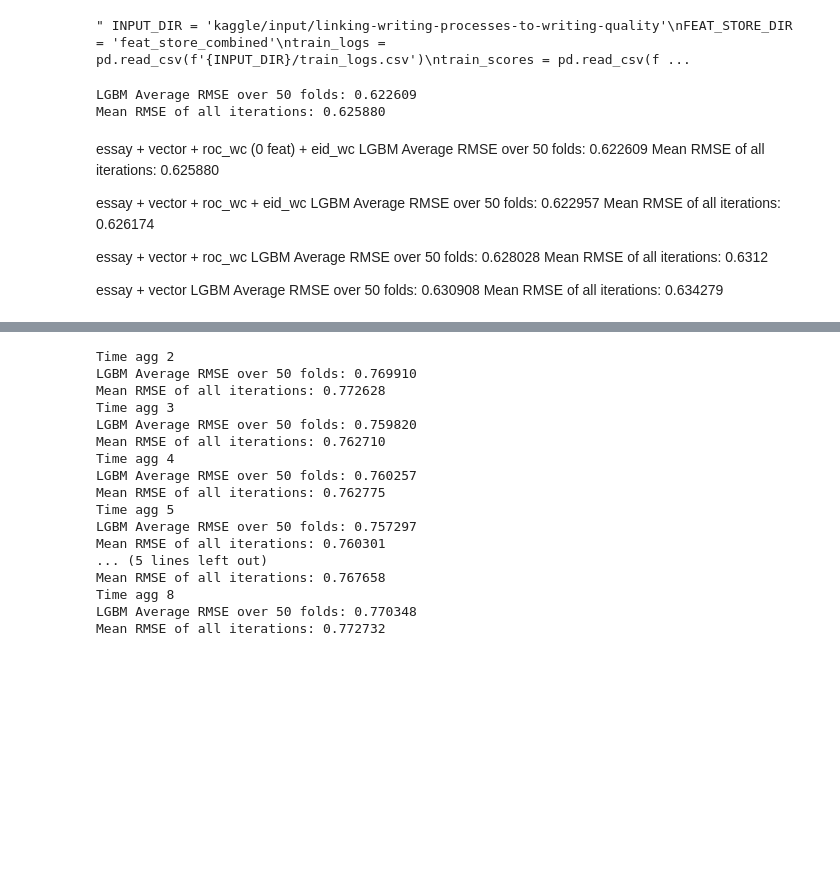
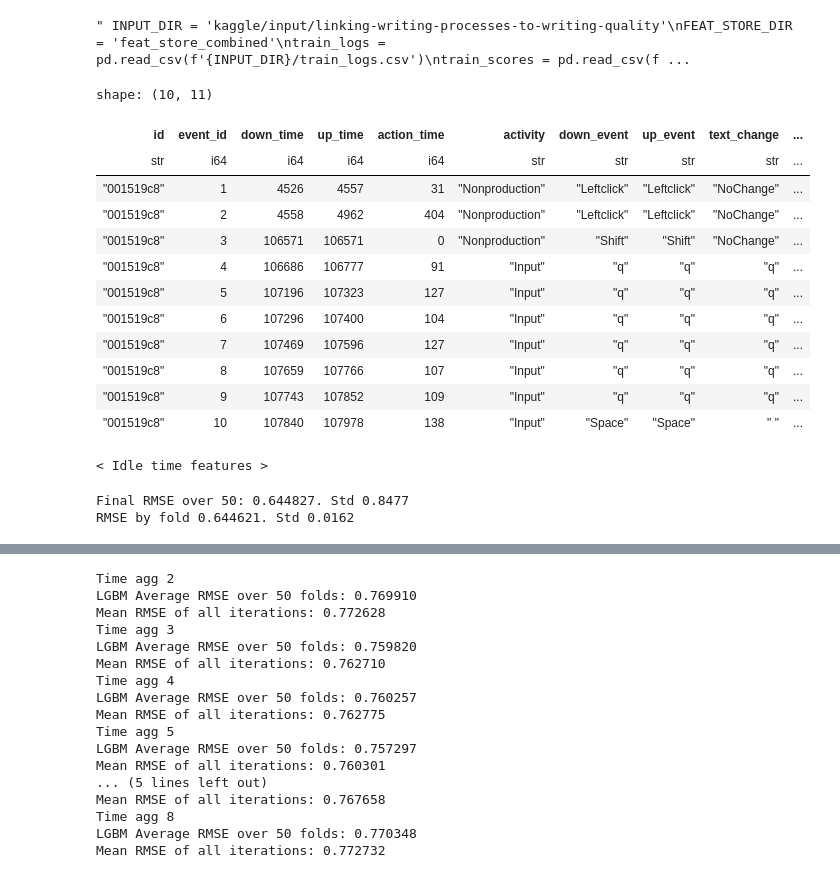
Before and after one commit to uallende/linking_writing_quality, a Jupyter notebook: EDA.ipynb, the cells around one changed output, grey strips where cells are left out. Saved outputs shown, nothing was run; the diff lists cells and outputs as text; code cells hidden in the pictures; blank space fills up the shorter version.

```diff
--- a/EDA.ipynb
+++ b/EDA.ipynb
@@ -48,3 +29,44 @@ test_feats = ts_vect.copy()
+# %%
+logs = train_logs.clone()
+logs.head(10).collect()
+# %% [output]
+shape: (10, 11)
+| id | event_id | down_time | up_time | action_time | activity | down_event | up_event | text_change | ... |
+| str | i64 | i64 | i64 | i64 | str | str | str | str | ... |
+| "001519c8" | 1 | 4526 | 4557 | 31 | "Nonproduction" | "Leftclick" | "Leftclick" | "NoChange" | ... |
+| "001519c8" | 2 | 4558 | 4962 | 404 | "Nonproduction" | "Leftclick" | "Leftclick" | "NoChange" | ... |
+| "001519c8" | 3 | 106571 | 106571 | 0 | "Nonproduction" | "Shift" | "Shift" | "NoChange" | ... |
+| "001519c8" | 4 | 106686 | 106777 | 91 | "Input" | "q" | "q" | "q" | ... |
+| "001519c8" | 5 | 107196 | 107323 | 127 | "Input" | "q" | "q" | "q" | ... |
+| "001519c8" | 6 | 107296 | 107400 | 104 | "Input" | "q" | "q" | "q" | ... |
+| "001519c8" | 7 | 107469 | 107596 | 127 | "Input" | "q" | "q" | "q" | ... |
+| "001519c8" | 8 | 107659 | 107766 | 107 | "Input" | "q" | "q" | "q" | ... |
+| "001519c8" | 9 | 107743 | 107852 | 109 | "Input" | "q" | "q" | "q" | ... |
+| "001519c8" | 10 | 107840 | 107978 | 138 | "Input" | "Space" | "Space" | " " | ... |
+# %%
+time_agg_roc = 1
+time_agg_eid = 5
+
+tr_roc, ts_roc = rate_of_change_feats(train_logs, test_logs)
+tr_roc, ts_roc = tr_roc.collect().to_pandas(), ts_roc.collect().to_pandas()
+
+tr_eid, ts_eid = events_stats_feats(train_logs, test_logs)
+tr_eid, ts_eid = tr_eid.collect().to_pandas(), ts_eid.collect().to_pandas()
+
+tr_pause, ts_pause = create_pauses(train_logs, test_logs)
+tr_pause, ts_pause = tr_pause.collect().to_pandas(), ts_pause.collect().to_pandas()
+
+tr_action_time, ts_action_time = action_time_feats(train_logs, test_logs)
+tr_action_time, ts_action_time = tr_action_time.collect().to_pandas(), ts_action_time.collect().to_pandas()
+
+tr_act_counts, ts_act_counts = count_of_activities(train_logs, test_logs)
+tr_act_counts, ts_act_counts = tr_act_counts.collect().to_pandas(), ts_act_counts.collect().to_pandas()
+
+tr_vect, ts_vect = countvectorize_one_one(train_logs.collect().to_pandas(), test_logs.collect().to_pandas())
+train_feats = tr_vect.copy()
+test_feats = ts_vect.copy()
+# %% [output]
+< Idle time features >
 # %%
 train_logs = train_logs.collect().to_pandas()
 train_scores = train_scores.collect().to_pandas()
@@ -66,21 +104,5 @@ test_feats            = test_feats.merge(ts_roc, on='id', how='left')
-# %%
-_,_,_,_ = cv_pipeline(train_feats, test_feats, params, 'gbdt')
-# %% [output]
-LGBM Average RMSE over 50 folds: 0.622609
-Mean RMSE of all iterations: 0.625880
-# %% [markdown]
-essay + vector + roc_wc (0 feat) + eid_wc
-LGBM Average RMSE over 50 folds: 0.622609
-Mean RMSE of all iterations: 0.625880
-
-essay + vector + roc_wc + eid_wc
-LGBM Average RMSE over 50 folds: 0.622957
-Mean RMSE of all iterations: 0.626174
-
-essay + vector + roc_wc
-LGBM Average RMSE over 50 folds: 0.628028
-Mean RMSE of all iterations: 0.6312
-
-essay + vector
-LGBM Average RMSE over 50 folds: 0.630908
-Mean RMSE of all iterations: 0.634279
+# %%
+test_preds, valid_preds, final_rmse, cv_rm = lgb_pipeline(train_feats, test_feats, params)
+# %% [output]
+Final RMSE over 50: 0.644827. Std 0.8477
+RMSE by fold 0.644621. Std 0.0162
```
Also changed, not shown: parts of 5 cells of this notebook, 2 other files.
